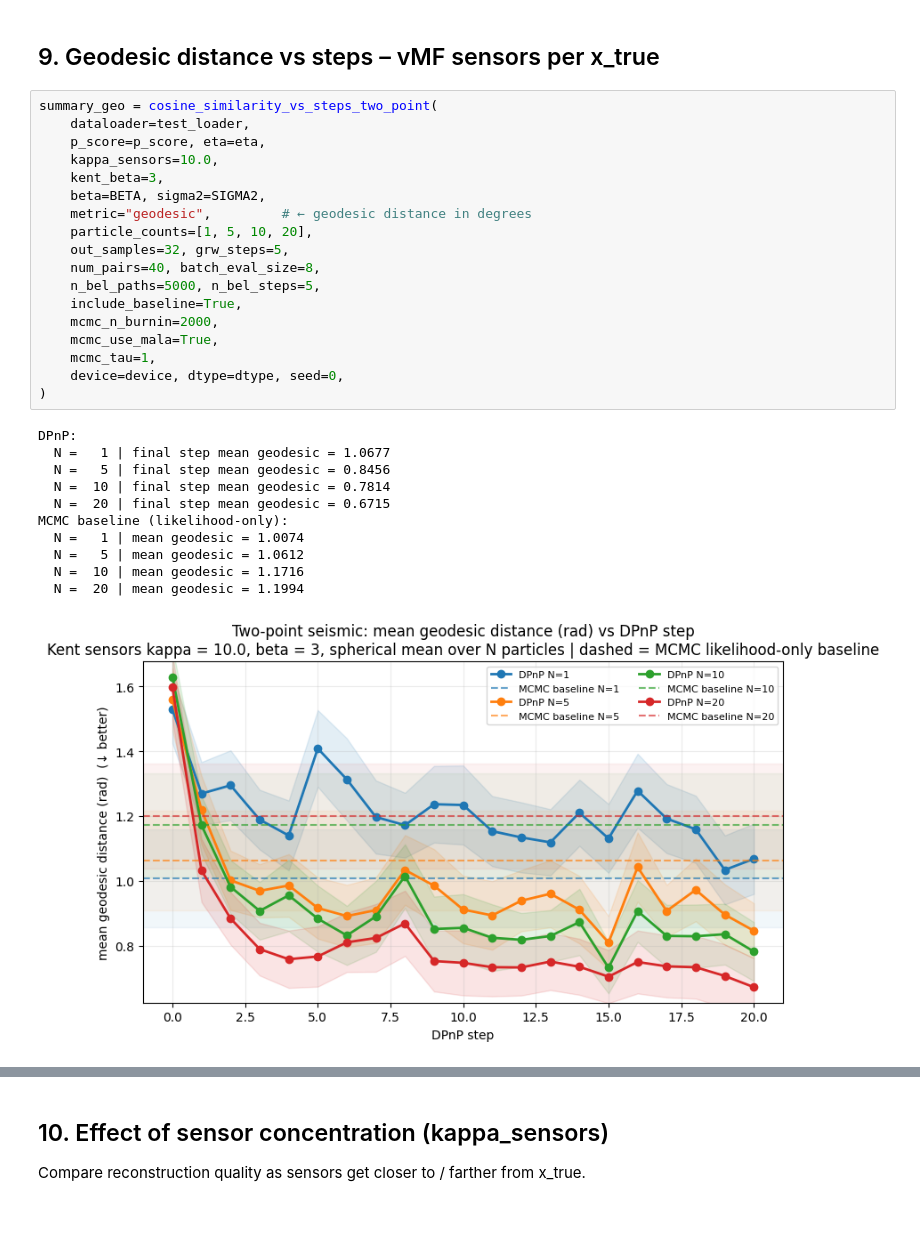
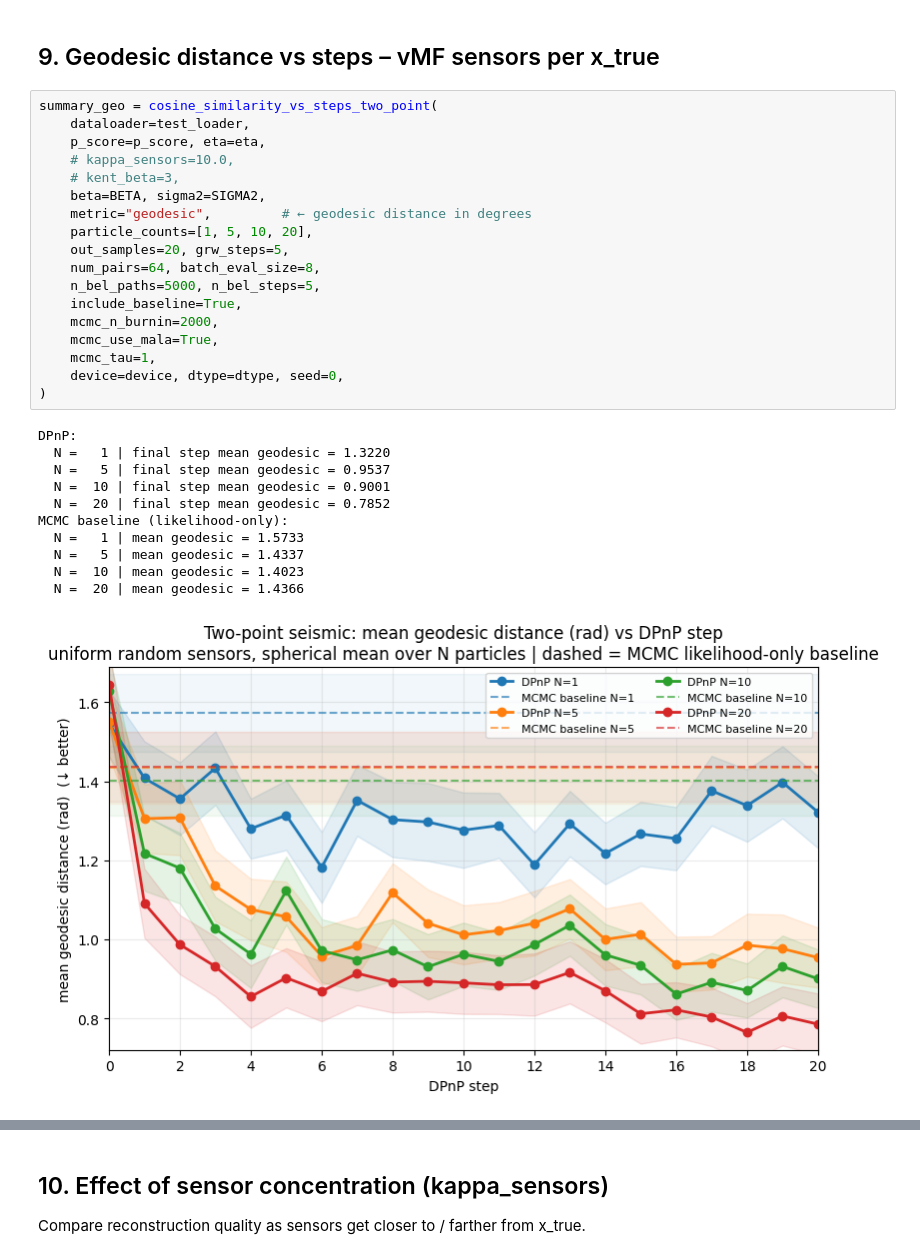
Before and after one commit to IvanLee329/Manifold-DPnP, a Jupyter notebook: Earth experiment/two_point_demo.ipynb, the cells around one changed output, grey strips where cells are left out. Cells and saved outputs as stored; diff of their text form; blank space fills up the shorter version.

```diff
--- a/Earth experiment/two_point_demo.ipynb
+++ b/Earth experiment/two_point_demo.ipynb
@@ -322,30 +170,30 @@ summary_vmf = cosine_similarity_vs_steps_two_point(
 # %%
 summary_geo = cosine_similarity_vs_steps_two_point(
     dataloader=test_loader,
     p_score=p_score, eta=eta,
-    kappa_sensors=10.0,
-    kent_beta=3,
+    # kappa_sensors=10.0,
+    # kent_beta=3,
     beta=BETA, sigma2=SIGMA2,
     metric="geodesic",         # ← geodesic distance in degrees
     particle_counts=[1, 5, 10, 20],
-    out_samples=32, grw_steps=5,
-    num_pairs=40, batch_eval_size=8,
+    out_samples=20, grw_steps=5,
+    num_pairs=64, batch_eval_size=8,
     n_bel_paths=5000, n_bel_steps=5,
     include_baseline=True,
     mcmc_n_burnin=2000,
     mcmc_use_mala=True,
     mcmc_tau=1,
     device=device, dtype=dtype, seed=0,
 )
 # %% [output]
 DPnP:
-  N =   1 | final step mean geodesic = 1.0677
-  N =   5 | final step mean geodesic = 0.8456
-  N =  10 | final step mean geodesic = 0.7814
-  N =  20 | final step mean geodesic = 0.6715
+  N =   1 | final step mean geodesic = 1.3220
+  N =   5 | final step mean geodesic = 0.9537
+  N =  10 | final step mean geodesic = 0.9001
+  N =  20 | final step mean geodesic = 0.7852
 MCMC baseline (likelihood-only):
-  N =   1 | mean geodesic = 1.0074
-  N =   5 | mean geodesic = 1.0612
-  N =  10 | mean geodesic = 1.1716
-  N =  20 | mean geodesic = 1.1994
+  N =   1 | mean geodesic = 1.5733
+  N =   5 | mean geodesic = 1.4337
+  N =  10 | mean geodesic = 1.4023
+  N =  20 | mean geodesic = 1.4366
-[figure, old version]
+[figure, new version]
```
Also changed, not shown: parts of 16 cells of this notebook, 1 other file.
